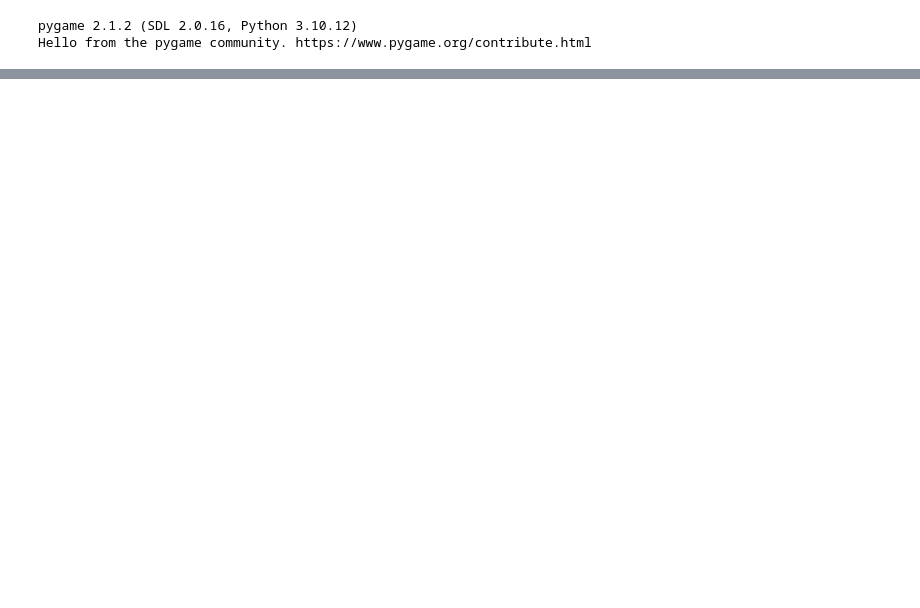
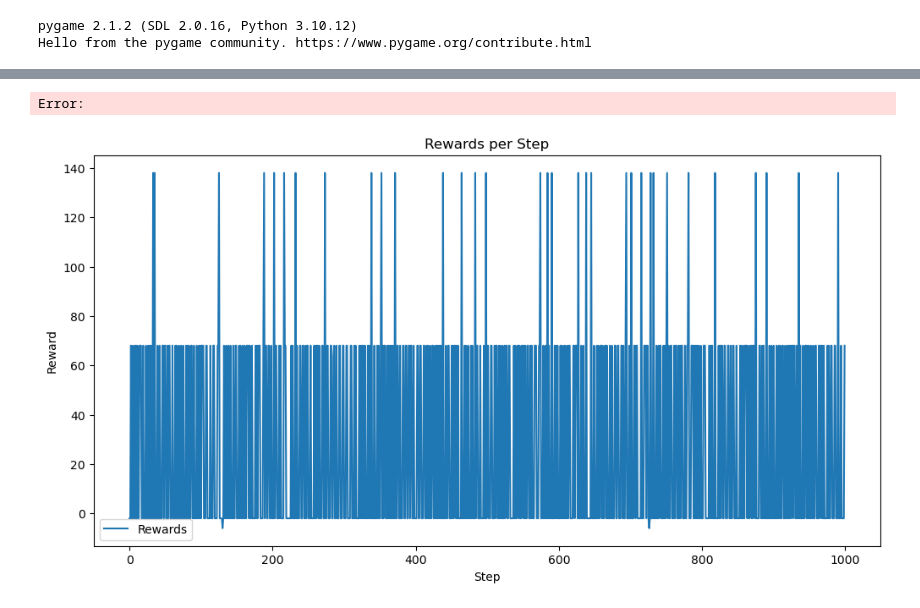
Before and after one commit to ShubhamGawande191/robot-task-scheduling-mdp, a Jupyter notebook: multi-agent-taxi-graphical.ipynb, the cells around one changed output, grey strips where cells are left out. Drawn from its saved outputs; the diff is of its cells as text; code cells hidden in the pictures; blank space fills up the shorter version.

```diff
--- a/multi-agent-taxi-graphical.ipynb
+++ b/multi-agent-taxi-graphical.ipynb
@@ -595,0 +1022,14 @@ NameError: name 'optimal_policy' is not defined
+# %%
+# test the policy
+obs, _ = env.reset()
+state = discretize_state(obs.flatten())
+done = False
+
+while not done:
+    action = np.argmax(optimal_policy[state])
+    obs, reward, done, _ = env.step([action] * env.num_agents)
+    state = discretize_state(obs.flatten())
+    env.render()
+    time.sleep(1)
+
+env.close()
@@ -595,0 +1064,31 @@ NameError: name 'optimal_policy' is not defined
+# %%
+env = MultiAgentTaxiEnv(render_mode='human', num_agents=2, num_tasks=3)
+
+# Load the model
+model = PPO.load("ppo_multiagent_taxi")
+
+total_rewards = []
+
+# Test the model
+obs, _ = env.reset()
+for i in range(1000):
+    action, _states = model.predict(obs)
+    obs, rewards, done, truncated, info = env.step(action)
+    total_rewards.append(rewards)  # Collect rewards
+    env.render()
+    time.sleep(0.5)
+    if done or truncated:
+        obs, _ = env.reset()
+# %% [output]
+Error:
+# %%
+# Plot the rewards
+plt.figure(figsize=(12, 6))
+plt.plot(total_rewards, label='Rewards')
+plt.xlabel('Step')
+plt.ylabel('Reward')
+plt.title('Rewards per Step')
+plt.legend()
+plt.show()
+# %% [output]
+[figure, added]
```
Also changed, not shown: parts of 8 cells of this notebook, 2 other files.
